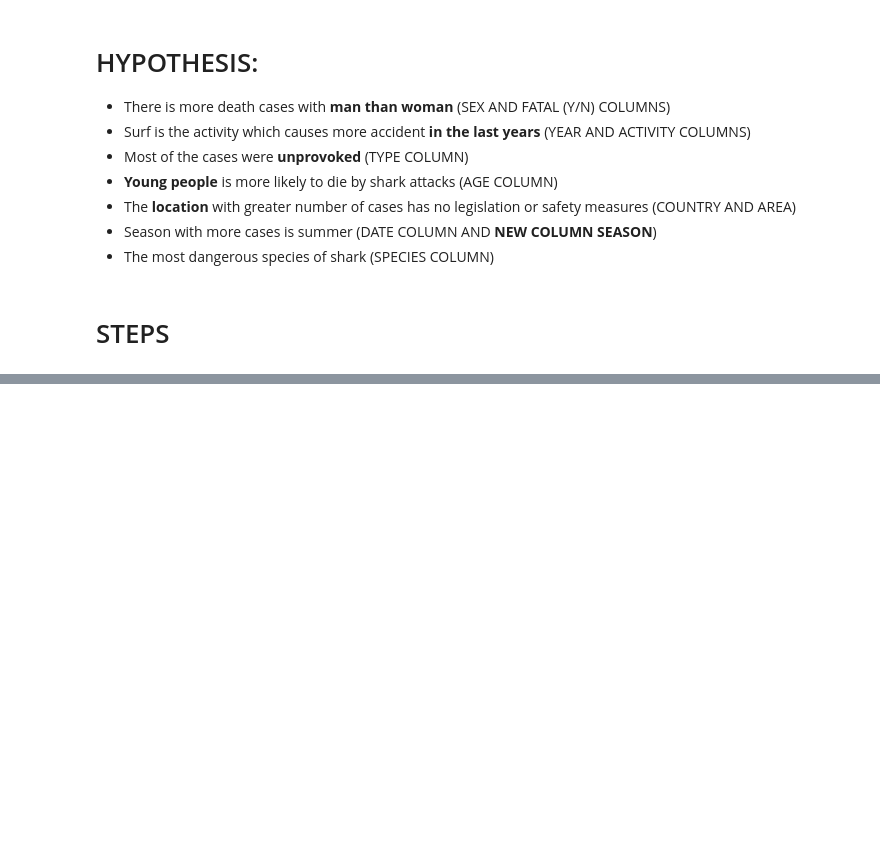
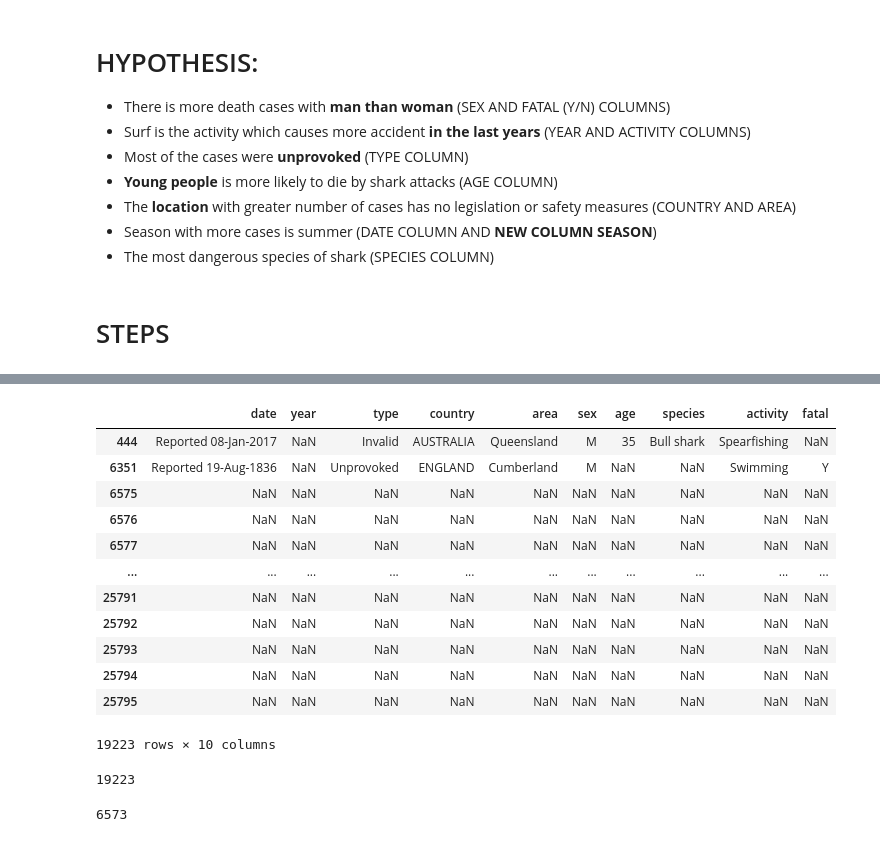
Before and after one commit to aldrey-baldovi/data-analysis-study, a Jupyter notebook: labs/module_1/week_8/project_shark_attacks/shark_attacks_project.ipynb, the cells around one changed output, grey strips where cells are left out. Saved outputs shown, nothing was run; the diff lists cells and outputs as text; code cells hidden in the pictures; blank space fills up the shorter version.

```diff
--- a/labs/module_1/week_8/project_shark_attacks/shark_attacks_project.ipynb
+++ b/labs/module_1/week_8/project_shark_attacks/shark_attacks_project.ipynb
@@ -110,0 +97,3 @@ Name: Injury, dtype: object
+# %%
+df = df.loc[:,['Date', 'Year', 'Type', 'Country', 'Area', 'Sex ', 'Age','Species ','Activity','Fatal (Y/N)']]
+df.head()
@@ -110,0 +107,5 @@ Name: Injury, dtype: object
+# %%
+df.rename({'Date':'date', 'Year':'year', 'Type':'type', 'Country':'country', 'Area':'area',
+                 'Sex ':'sex', 'Age':'age','Species ':'species','Activity':'activity',
+                 'Fatal (Y/N)':'fatal'}, axis =1, inplace = True)
+df.head()
@@ -131,0 +183,27 @@ Name: Date, dtype: int64
+# %%
+null_lines = df['year'].isnull()
+df[null_lines]
+# %% [output]
+|  | date | year | type | country | area | sex | age | species | activity | fatal |
+| 444 | Reported 08-Jan-2017 | NaN | Invalid | AUSTRALIA | Queensland | M | 35 | Bull shark | Spearfishing | NaN |
+| 6351 | Reported 19-Aug-1836 | NaN | Unprovoked | ENGLAND | Cumberland | M | NaN | NaN | Swimming | Y |
+| 6575 | NaN | NaN | NaN | NaN | NaN | NaN | NaN | NaN | NaN | NaN |
+| 6576 | NaN | NaN | NaN | NaN | NaN | NaN | NaN | NaN | NaN | NaN |
+| 6577 | NaN | NaN | NaN | NaN | NaN | NaN | NaN | NaN | NaN | NaN |
+| ... | ... | ... | ... | ... | ... | ... | ... | ... | ... | ... |
+| 25791 | NaN | NaN | NaN | NaN | NaN | NaN | NaN | NaN | NaN | NaN |
+| 25792 | NaN | NaN | NaN | NaN | NaN | NaN | NaN | NaN | NaN | NaN |
+| 25793 | NaN | NaN | NaN | NaN | NaN | NaN | NaN | NaN | NaN | NaN |
+| 25794 | NaN | NaN | NaN | NaN | NaN | NaN | NaN | NaN | NaN | NaN |
+| 25795 | NaN | NaN | NaN | NaN | NaN | NaN | NaN | NaN | NaN | NaN |
+19223 rows × 10 columns
+# %%
+len(df[null_lines])
+# %% [output]
+19223
+# %%
+drop_lines = list(df[null_lines].index)
+df = df.drop(drop_lines, axis = 0)
+len(df)
+# %% [output]
+6573
```
Also changed, not shown: parts of 47 cells of this notebook, 1 other file.
